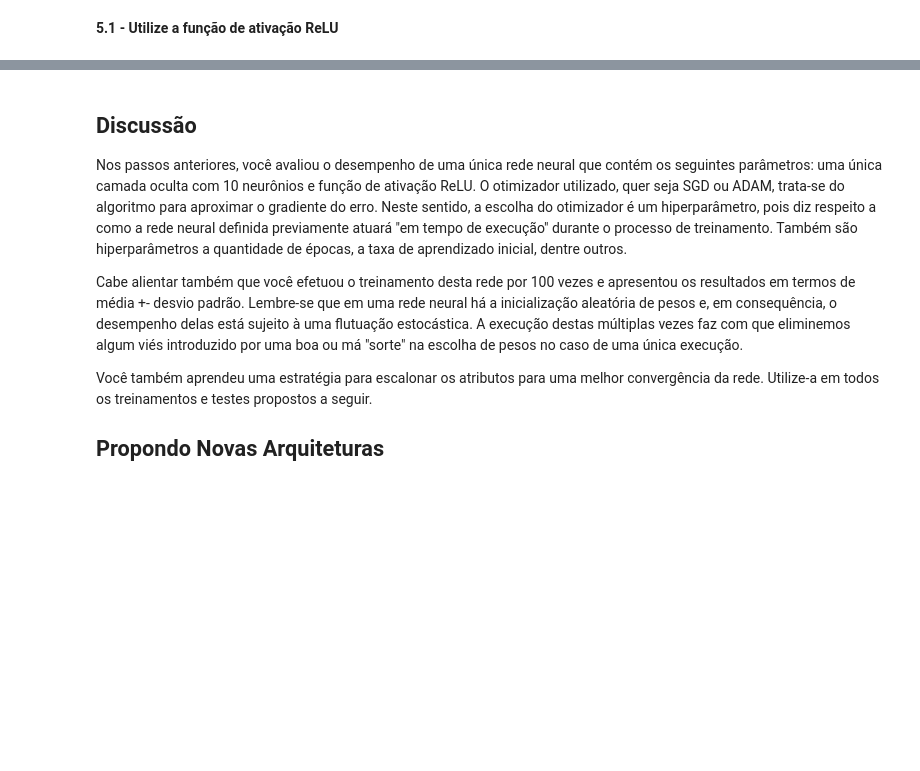
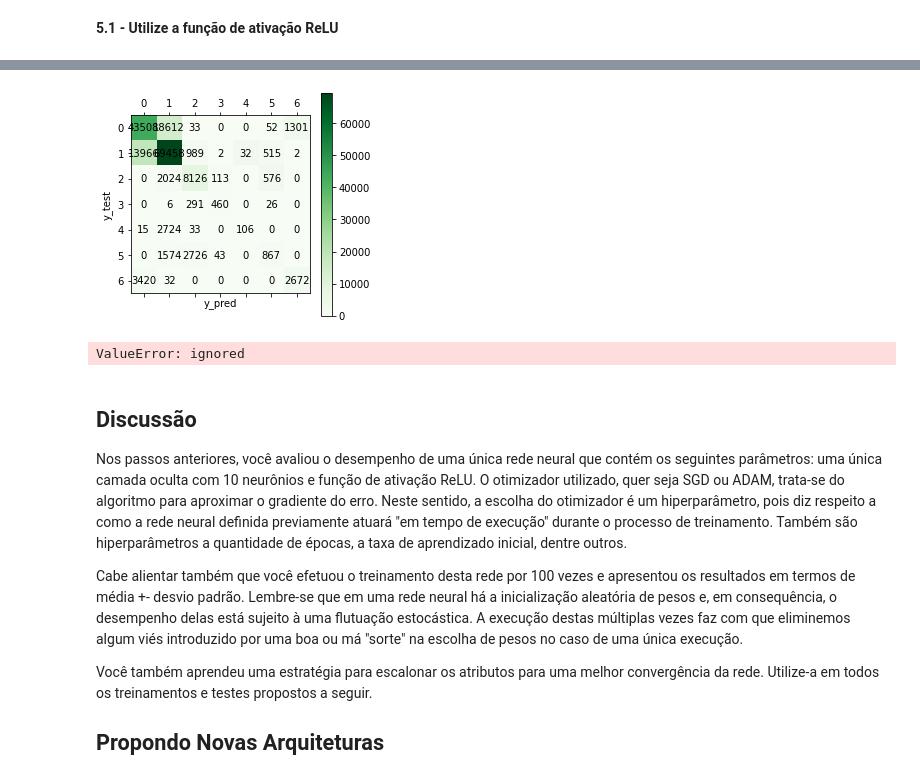
Before and after one commit to AllanHigorLP/Atividade_avaliativa-2.2-RNA, a Jupyter notebook: PP2_2_2_Proposição_e_Avaliação_de_RNAs.ipynb, the cells around one changed output, grey strips where cells are left out. Drawn from its saved outputs; the diff is of its cells as text; code cells hidden in the pictures; blank space fills up the shorter version.

```diff
--- a/PP2_2_2_Proposição_e_Avaliação_de_RNAs.ipynb
+++ b/PP2_2_2_Proposição_e_Avaliação_de_RNAs.ipynb
@@ -266,5 +266,36 @@ Iteration 119, loss = 0.64640140
 Training loss did not improve more than tol=0.000100 for 10 consecutive epochs. Stopping.
 MLPClassifier(hidden_layer_sizes=(10,), max_iter=300, verbose=True)
+# %%
+y_pred = rede.predict(X_test_stand)
+
+from sklearn.metrics import  confusion_matrix
+
+
+conf_matrix = confusion_matrix(y_pred, Y_test)
+plt.matshow(conf_matrix, cmap=plt.cm.Greens)
+
+for (m, n), value in np.ndenumerate(conf_matrix):
+    plt.text(m, n, f"{value}", va="center", ha="center")
+plt.xlabel("y_pred")
+plt.ylabel("y_test")
+plt.colorbar()
+plt.plot()
+plt.show()
+# %% [output]
+[figure, added]
+# %%
+from sklearn.metrics import  precision_score, accuracy_score, f1_score, recall_score
+acuracia = accuracy_score(y_pred, Y_test)
+precisao = precision_score(y_pred, Y_test)
+revogacao = recall_score(y_pred, Y_test)
+fscore = f1_score(y_pred, Y_test)
+
+print("Acuracia {:.3f}".format(acuracia))
+print("Precisão: {:.3f}".format(precisao))
+print("Revocação: {:.3f}".format(revogacao))
+print("F1-Score: {:.3f}".format(fscore))
+# %% [output]
+ValueError: ignored
 # %% [markdown]
 ## Discussão
 
```
Also changed, not shown: parts of 3 cells of this notebook.
